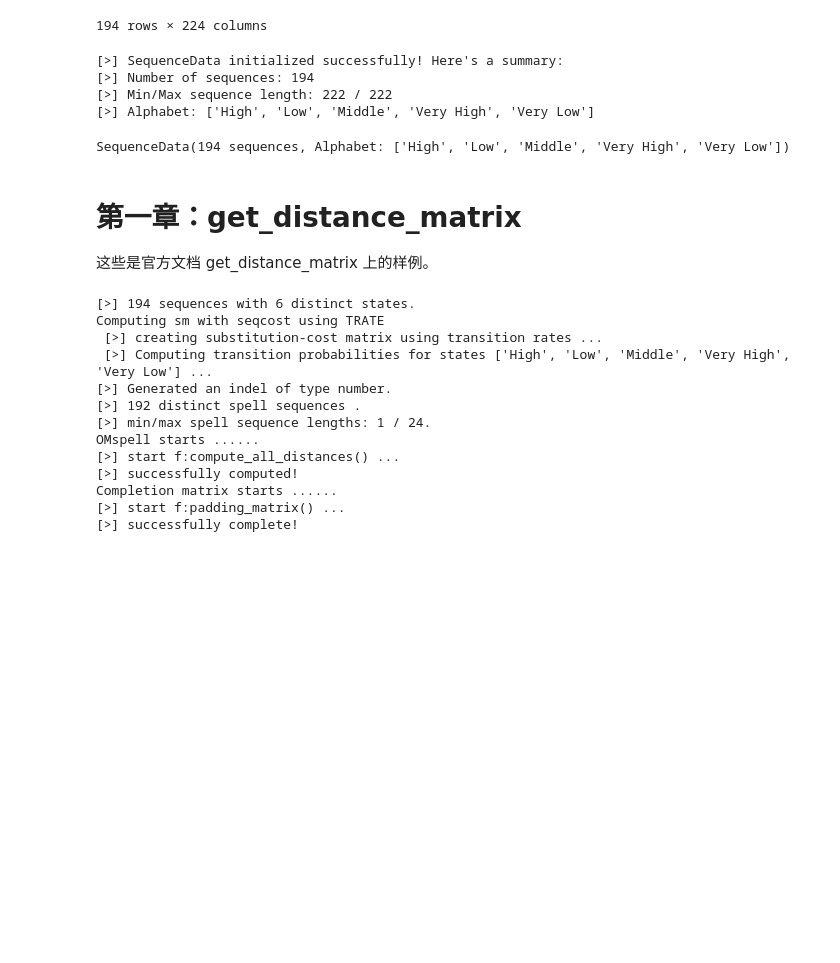
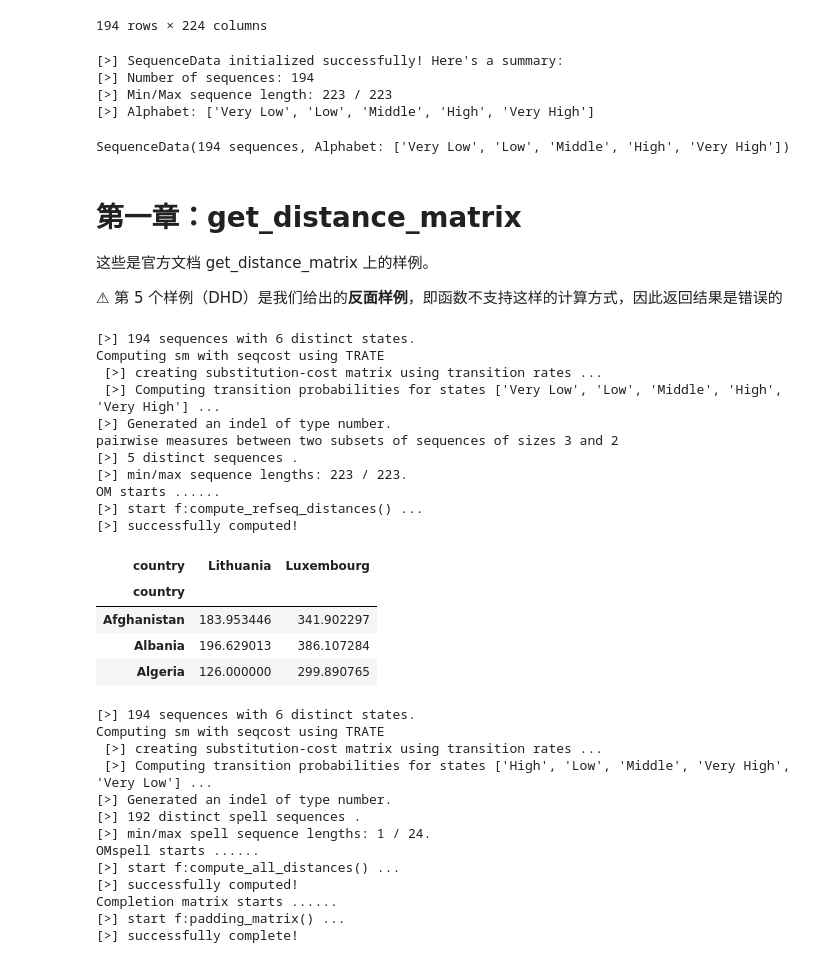
Before and after one commit to Liang-Team/Sequenzo, a Jupyter notebook: original_datasets_and_cleaning/examples_for_documents.ipynb, the cells around one changed output. Drawn from its saved outputs; the diff is of its cells as text; code cells hidden in the pictures; blank space fills up the shorter version.

Commit message:
1.Updated SequenceData 2.Fixed errors in get_distance_matrix

```diff
--- a/original_datasets_and_cleaning/examples_for_documents.ipynb
+++ b/original_datasets_and_cleaning/examples_for_documents.ipynb
@@ -39,20 +47,52 @@ df
 # %%
 # Ctrate SeqdataData
 # Define the time-span variable
-time = list(sequence_df_co2_emissions.columns)[1:]
+time = list(df.columns)[1:]
 
 states = ['Very Low', 'Low', 'Middle', 'High', 'Very High']
 
-sequence_data = SequenceData(sequence_df_co2_emissions, time=time, states=states)
+sequence_data = SequenceData(df,
+                             time=time,
+                             states=states,
+                             ids=df['country'])
 
 sequence_data
 # %% [output]
 [>] SequenceData initialized successfully! Here's a summary:
 [>] Number of sequences: 194
-[>] Min/Max sequence length: 222 / 222
-[>] Alphabet: ['High', 'Low', 'Middle', 'Very High', 'Very Low']
+[>] Min/Max sequence length: 223 / 223
+[>] Alphabet: ['Very Low', 'Low', 'Middle', 'High', 'Very High']
-SequenceData(194 sequences, Alphabet: ['High', 'Low', 'Middle', 'Very High', 'Very Low'])
+SequenceData(194 sequences, Alphabet: ['Very Low', 'Low', 'Middle', 'High', 'Very High'])
 # %% [markdown]
 # 第一章：get_distance_matrix
 这些是官方文档 get_distance_matrix 上的样例。
+
+⚠ 第 5 个样例（DHD）是我们给出的**反面样例**，即函数不支持这样的计算方式，因此返回结果是错误的
+# %%
+# refseq
+refseq = [[0, 1, 2], [99, 100]] # Reference sequences set
+
+om = get_distance_matrix(sequence_data,
+                         method="OM",
+                         refseq=refseq,
+                         sm="TRATE",
+                         indel="auto")
+om
+# %% [output]
+[>] 194 sequences with 6 distinct states.
+Computing sm with seqcost using TRATE
+ [>] creating substitution-cost matrix using transition rates ...
+ [>] Computing transition probabilities for states ['Very Low', 'Low', 'Middle', 'High', 'Very High'] ...
+[>] Generated an indel of type number.
+pairwise measures between two subsets of sequences of sizes 3 and 2
+[>] 5 distinct sequences .
+[>] min/max sequence lengths: 223 / 223.
+OM starts ......
+[>] start f:compute_refseq_distances() ...
+[>] successfully computed!
+| country | Lithuania | Luxembourg |
+| country |  |  |
+| Afghanistan | 183.953446 | 341.902297 |
+| Albania | 196.629013 | 386.107284 |
+| Algeria | 126.000000 | 299.890765 |
 # %%
```
Also changed, not shown: parts of 7 cells of this notebook, 5 other files.
